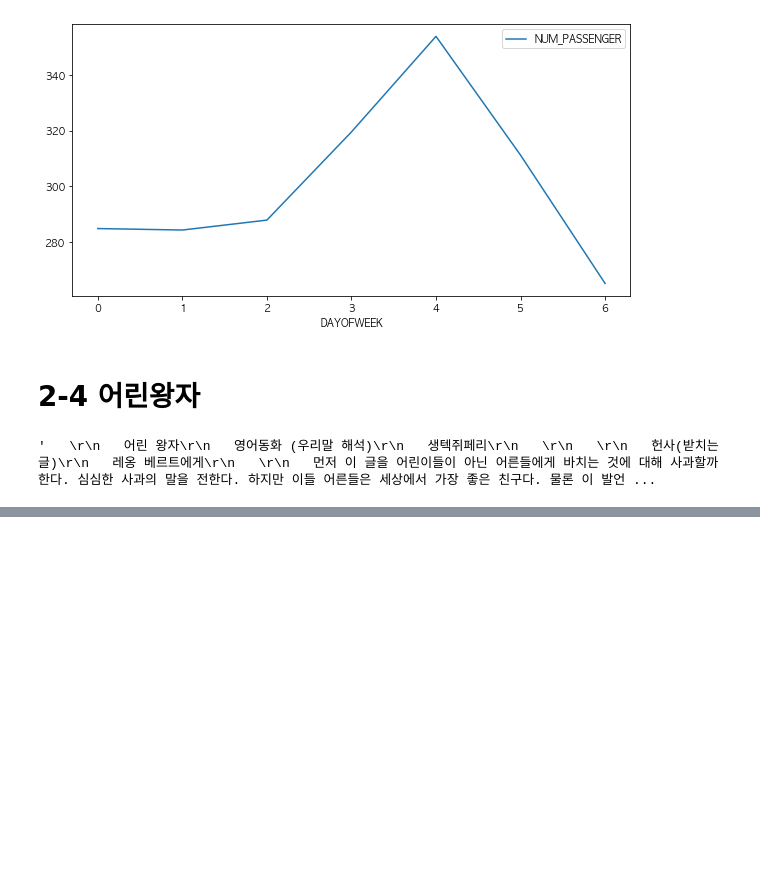
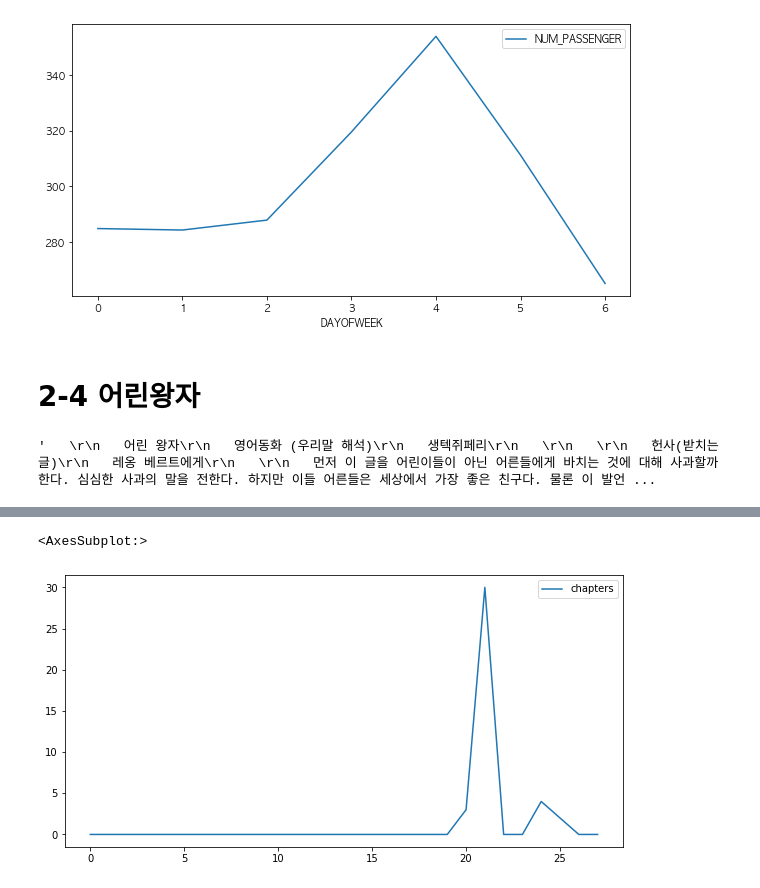
Before and after one commit to g-gg-ggg/Data-Visualization-2022-, a Jupyter notebook: _notebooks/2022-09-29-(d개론 2-1~2-4).ipynb, the cells around one changed output, grey strips where cells are left out. Drawn from its saved outputs; the diff is of its cells as text; code cells hidden in the pictures; blank space fills up the shorter version.

```diff
--- a/_notebooks/2022-09-29-(d개론 2-1~2-4).ipynb
+++ b/_notebooks/2022-09-29-(d개론 2-1~2-4).ipynb
@@ -525,0 +606,3 @@ little_prince[:1000]
+# %%
+counts_fox = final.applymap(lambda x : np.char.count(x, "여우"))
+counts_fox
@@ -525,0 +627,5 @@ little_prince[:1000]
+# %%
+counts_fox.plot()
+# %% [output]
+<AxesSubplot:>
+[figure, added]
```
Also changed, not shown: parts of 18 cells of this notebook.
